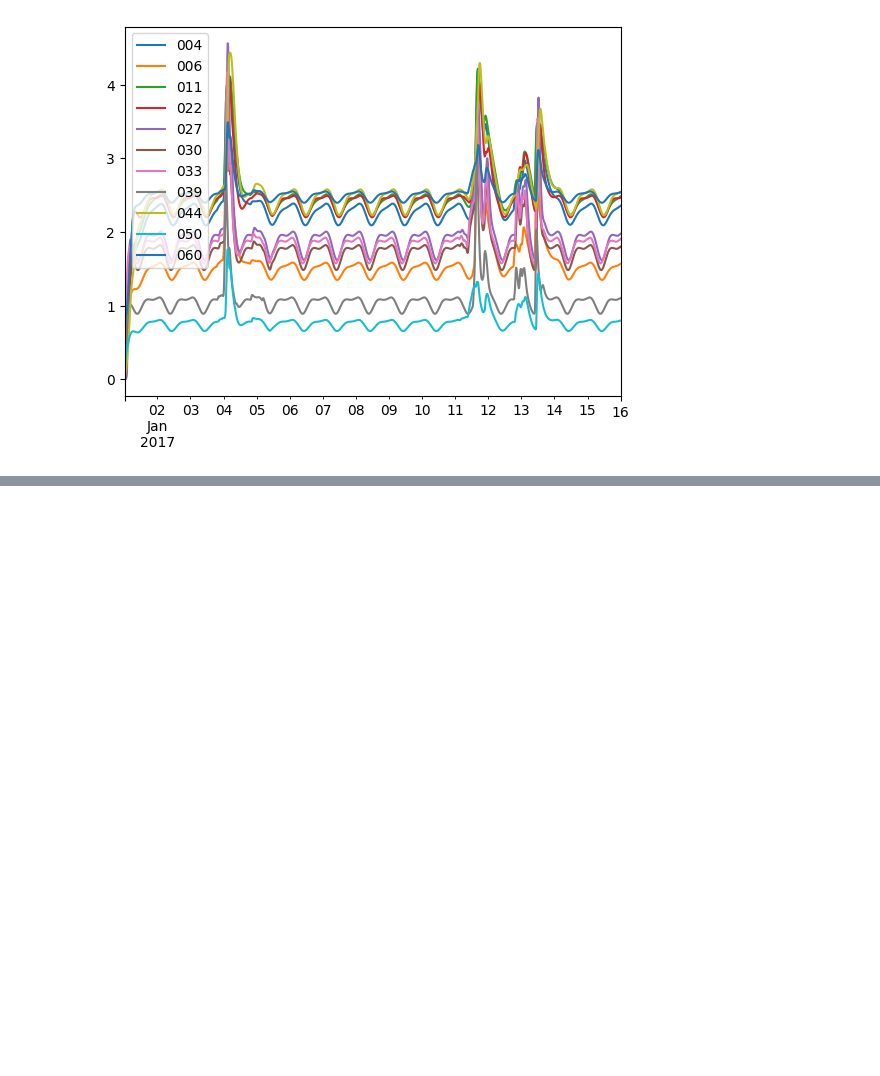
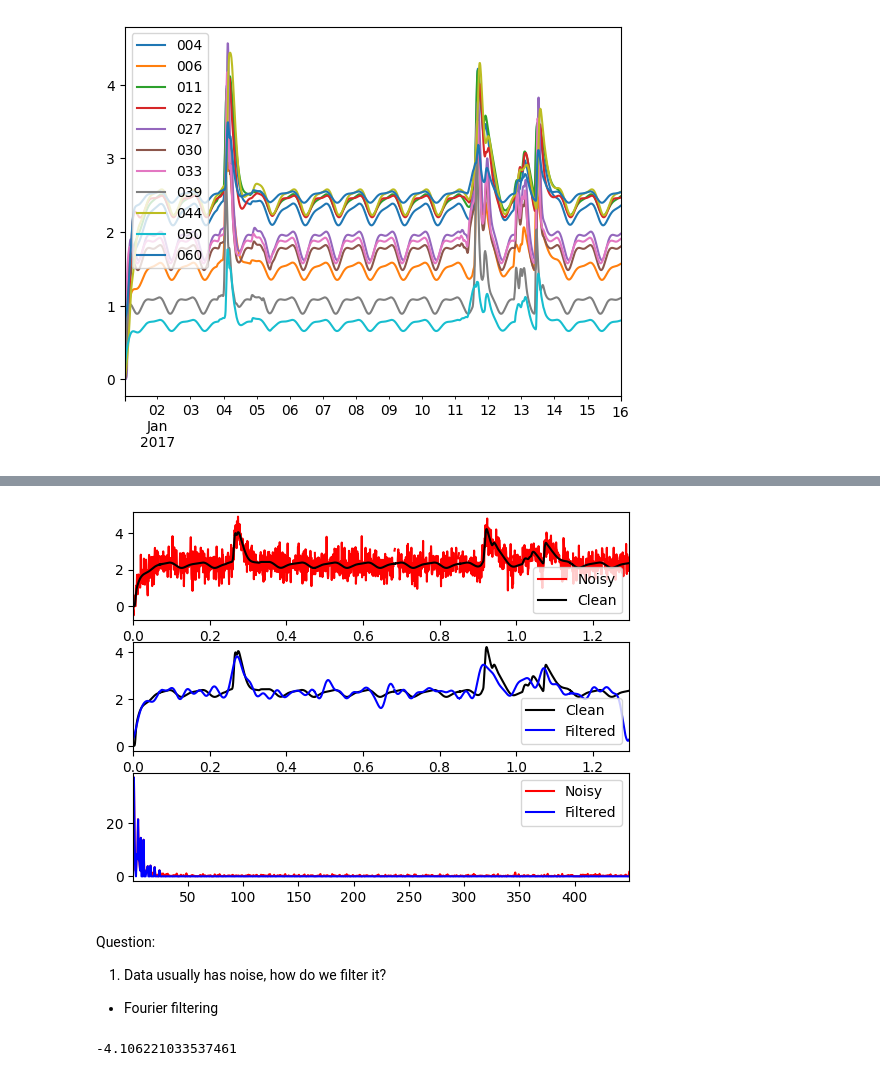
Before and after one commit to abhiramm7/ewri2023_DigitalWater101, a Jupyter notebook: Data Filtering.ipynb, the cells around one changed output, grey strips where cells are left out. Cells and saved outputs as stored; diff of their text form; code cells hidden in the pictures; blank space fills up the shorter version.

```diff
--- a/Data Filtering.ipynb
+++ b/Data Filtering.ipynb
@@ -95,0 +112,55 @@ array([ 0.05406045, -0.01749496,  0.16475617,  0.05602294,  0.04537372,
+# %%
+def fourier_filtering(f, t, dt, psd_threshold):
+    n = len(t)
+    fhat = np.fft.fft(f,n)                     # Compute the FFT
+    PSD = fhat * np.conj(fhat) / n             # Power spectrum (power per freq)
+    freq = (1/(dt*n)) * np.arange(n)           # Create x-axis of frequencies in Hz
+    L = np.arange(1,np.floor(n/2),dtype='int') # Only plot the first half of freqs
+    indices = PSD > psd_threshold    # Find all freqs with large power
+    PSDclean = PSD * indices  # Zero out all others
+    fhat = indices * fhat     # Zero out small Fourier coeffs. in Y
+    ffilt = np.fft.ifft(fhat) # Inverse FFT for filtered time signal
+    return freq, PSD, ffilt, L, PSDclean
+# %%
+freq, PSD, ffilt, L, PSDclean = fourier_filtering(f=depth_noisy['004'].dropna().values,
+                                                  t=depth_noisy['time'].values,
+                                                  dt=1/900.0,
+                                                  psd_threshold=2.0)
+# %%
+## Plots
+t=depth_noisy['time'].values
+f=depth_noisy['004'].values
+f_clean = depth['004'].values
+
+fig,axs = plt.subplots(3,1)
+
+plt.sca(axs[0])
+plt.plot(t,f,color='r', label='Noisy')
+plt.plot(t,f_clean,color='k', label='Clean')
+plt.xlim(t[0],t[-1])
+plt.legend()
+
+plt.sca(axs[1])
+plt.plot(t,f_clean,color='k',label='Clean')
+plt.plot(t,ffilt,color='b',label='Filtered')
+plt.xlim(t[0],t[-1])
+plt.legend()
+
+plt.sca(axs[2])
+plt.plot(freq[L],PSD[L],color='r', label='Noisy')
+plt.plot(freq[L],PSDclean[L],color='b', label='Filtered')
+plt.xlim(freq[L[0]],freq[L[-1]])
+plt.legend()
+
+plt.show()
+# %% [output]
+[figure, added]
+# %% [markdown]
+Question:
+
+1. Data usually has noise, how do we filter it?
+- Fourier filtering
+# %%
+np.random.normal(1.0, 10.0)
+# %% [output]
+-4.106221033537461
```
Also changed, not shown: parts of 18 cells of this notebook, 1 other file.
